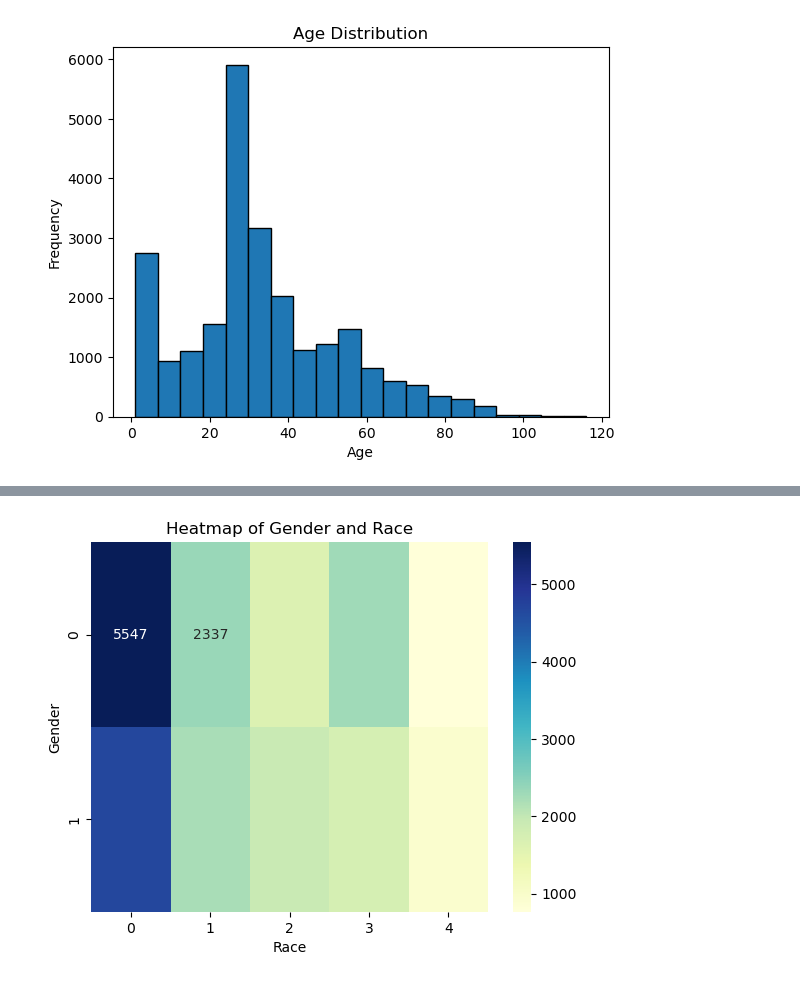
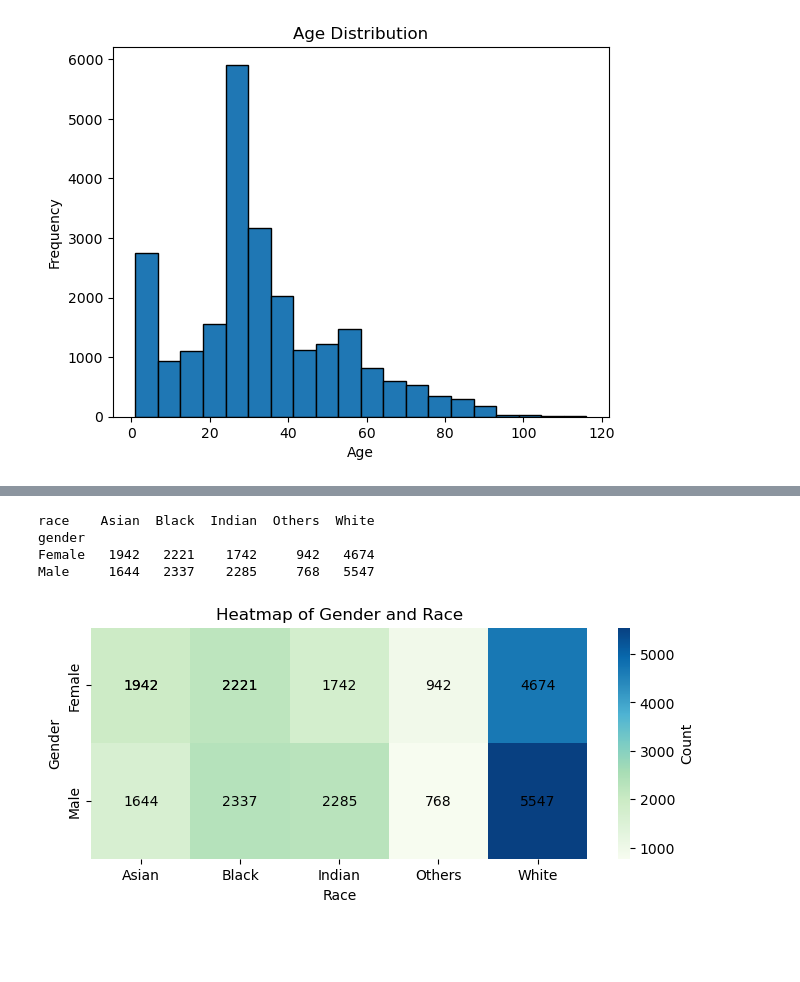
Before and after one commit to Chaity96/Advance-Demographics-Detection-for-Enhanced-Security-using-Transfer-Learning, a Jupyter notebook: Demographics Detection.ipynb, the cells around one changed output, grey strips where cells are left out. Saved outputs shown, nothing was run; the diff lists cells and outputs as text; code cells hidden in the pictures; blank space fills up the shorter version.

```diff
--- a/Demographics Detection.ipynb
+++ b/Demographics Detection.ipynb
@@ -3,6 +5,10 @@
 import os
 import pandas as pd
 
+gender_map = {0: 'Male', 1: 'Female'}
+race_map = {0: 'White', 1: 'Black', 2: 'Asian', 3: 'Indian', 4: 'Others'}
+
+# Function to Extract Labels
 def extract_labels(image_filename):
     try:
         basename = os.path.basename(image_filename)
@@ -10,8 +16,8 @@ def extract_labels(image_filename):
         labels = name.split('_')
         return {
             'age': int(labels[0]),
-            'gender': int(labels[1]),
-            'race': int(labels[2]),
+            'gender': gender_map.get(int(labels[1]), 'Unknown'),
+            'race': race_map.get(int(labels[2]), 'Unknown'),
             'datetime': labels[3]
         }
     except Exception as e:
@@ -156,10 +139,19 @@ plt.show()
 # %%
-# Heatmap of Gender and Race
-gender_race_pivot = df.pivot_table(index='gender', columns='race', aggfunc='size', fill_value=0)
-sns.heatmap(gender_race_pivot, annot=True, fmt='d', cmap='YlGnBu')
+# Plotting Heatmap of Gender and Race
+gender_race_pivot = dataframe.pivot_table(index='gender', columns='race', aggfunc='size', fill_value=0)
+print(gender_race_pivot)
+plt.figure(figsize=(8, 3))
+ax = sns.heatmap(gender_race_pivot, annot=True, fmt='d', cmap='GnBu', cbar_kws={'label': 'Count'}, annot_kws={"size": 10, "color": "black"})
 plt.title('Heatmap of Gender and Race')
 plt.xlabel('Race')
 plt.ylabel('Gender')
+for y in range(gender_race_pivot.shape[0]):
+    for x in range(gender_race_pivot.shape[1]):
+        plt.text(x + 0.5, y + 0.5, gender_race_pivot.iloc[y, x], horizontalalignment='center', verticalalignment='center', color='black')
 plt.show()
 # %% [output]
+race    Asian  Black  Indian  Others  White
+gender
+Female   1942   2221    1742     942   4674
+Male     1644   2337    2285     768   5547
-[figure, old version]
+[figure, new version]
```
Also changed, not shown: parts of 18 cells of this notebook.
